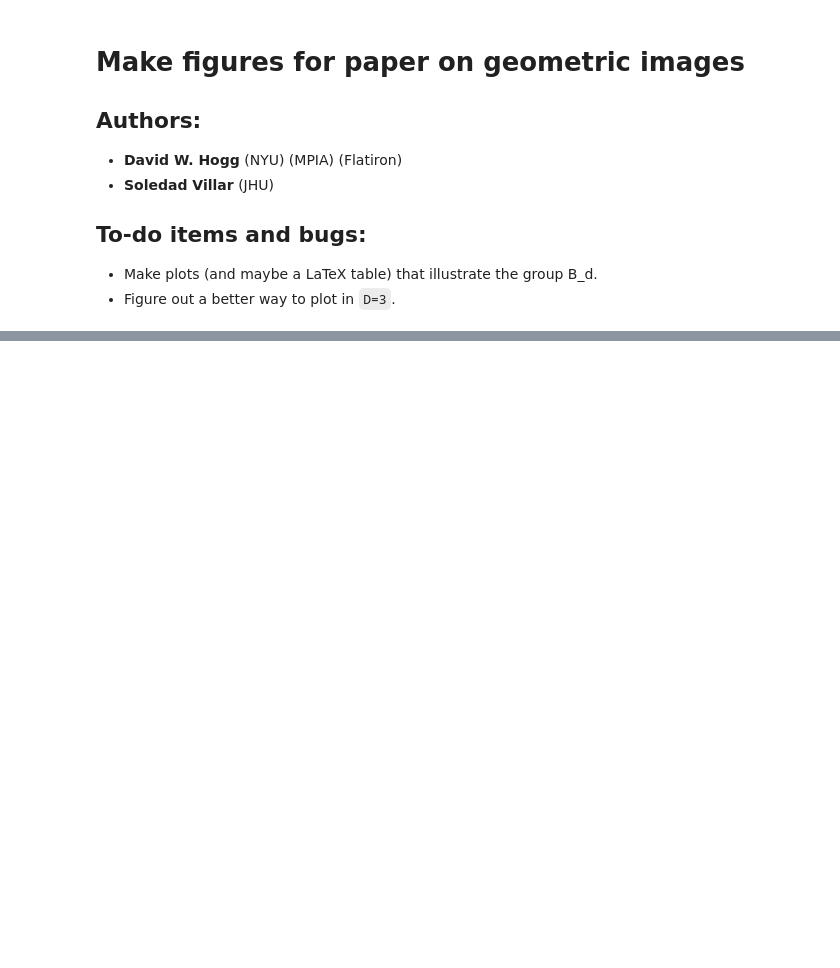
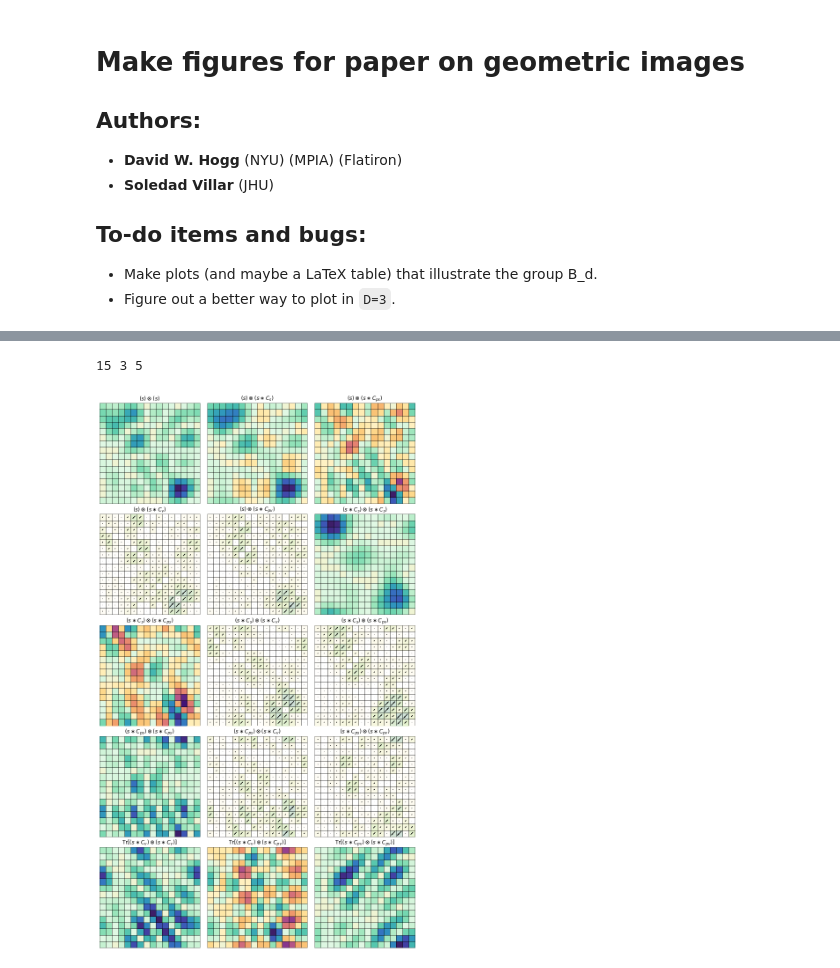
Before and after one commit to WilsonGregory/ginjax, a Jupyter notebook: notebooks/make_figures_for_paper.ipynb, the cells around one changed output, grey strips where cells are left out. Saved outputs shown, nothing was run; the diff lists cells and outputs as text; code cells hidden in the pictures; blank space fills up the shorter version.

```diff
--- a/notebooks/make_figures_for_paper.ipynb
+++ b/notebooks/make_figures_for_paper.ipynb
@@ -118,5 +110,8 @@ for image, latex in monomials[2]:
 monomials[2] = foo
 # %%
 degree = 2
-fig = geom.plot_images(monomials[degree])
+fig = utils.plot_images(monomials[degree])
 # fig.savefig("monomials_{}.png".format(degree), dpi=dpi)
+# %% [output]
+15 3 5
+[figure, added]
```
Also changed, not shown: parts of 7 cells of this notebook, 4 other files.
